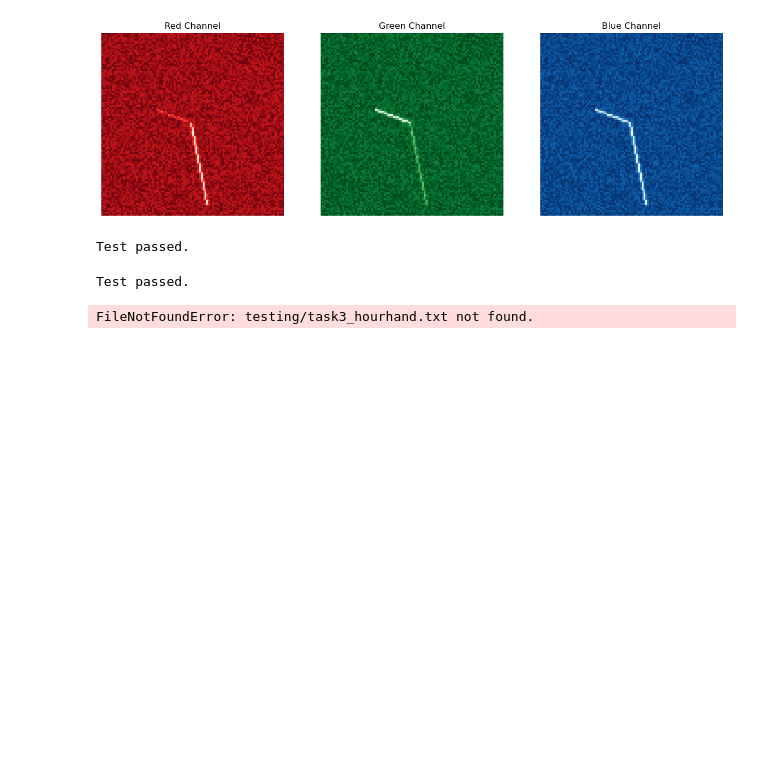
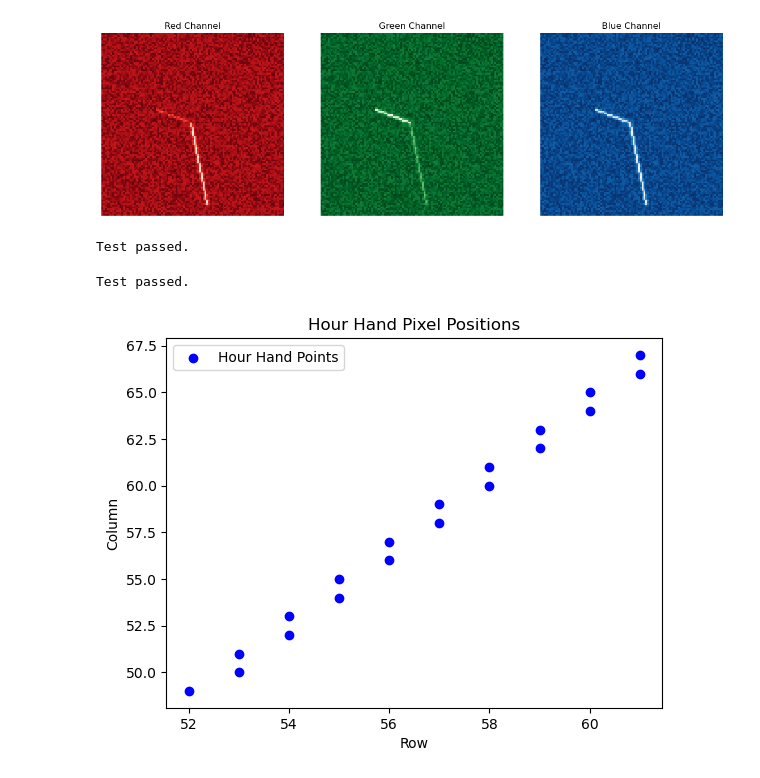
Before and after one commit to Chenji-s/test1, a Jupyter notebook: projrct1.ipynb, the cells around one changed output. Drawn from its saved outputs; the diff is of its cells as text; code cells hidden in the pictures; blank space fills up the shorter version.

```diff
--- a/projrct1.ipynb
+++ b/projrct1.ipynb
@@ -33,16 +33,27 @@ np.testing.assert_equal(minute_pixels,
 print('Test passed.')
 # %% [output]
 Test passed.
-# %%
-importlib.reload(qc);
-hour_pixels = np.loadtxt('testing/task3_hourhand.txt')
-minute_pixels = np.loadtxt('testing/task3_minutehand.txt')
-
-angle_hour = qc.get_angle(hour_pixels)
-angle_minute = qc.get_angle(minute_pixels)
-
-assert round(angle_hour, 1) == 2.0
-assert round(angle_minute, 1) == 5.4
-print('Test passed.')
-# %% [output]
-FileNotFoundError: testing/task3_hourhand.txt not found.
+# %%
+importlib.reload(qc);
+import numpy as np
+import matplotlib.pyplot as plt
+hour_pixels = np.loadtxt('/Users/chenji/Desktop/project-1-Chenji-s_副本/testing/task3_hourhand.txt')
+minute_pixels = np.loadtxt('/Users/chenji/Desktop/project-1-Chenji-s_副本/testing/task3_minutehand.txt')
+
+rows = hour_pixels[:, 0]
+cols = hour_pixels[:, 1]
+# 绘制点的位置
+plt.scatter(rows, cols, color='blue', label='Hour Hand Points')
+
+# 添加标签和标题
+plt.xlabel('Row')
+plt.ylabel('Column')
+plt.title('Hour Hand Pixel Positions')
+
+# 显示图例
+plt.legend()
+
+# 显示图像
+plt.show()
+# %% [output]
+[figure, added]
```
